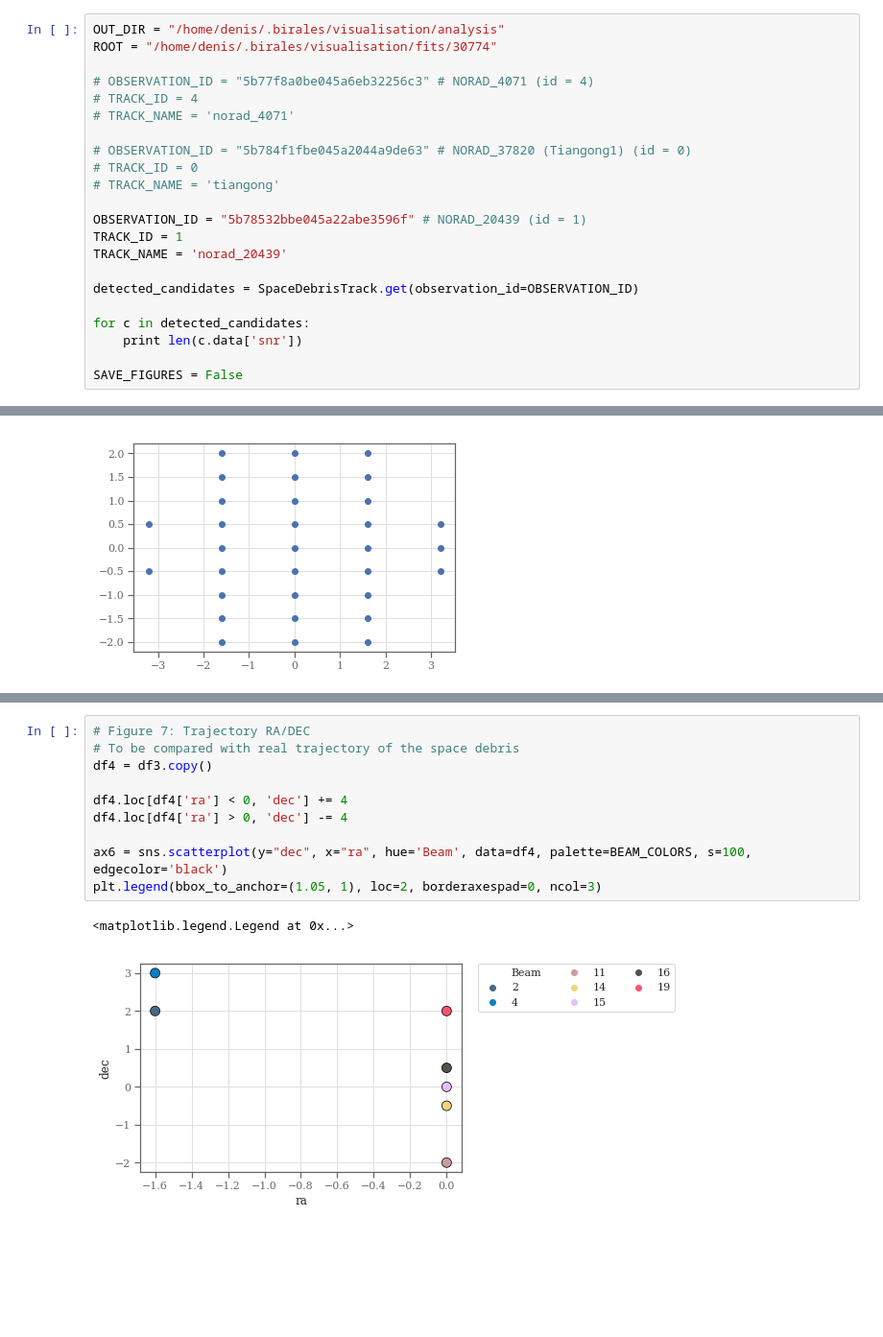
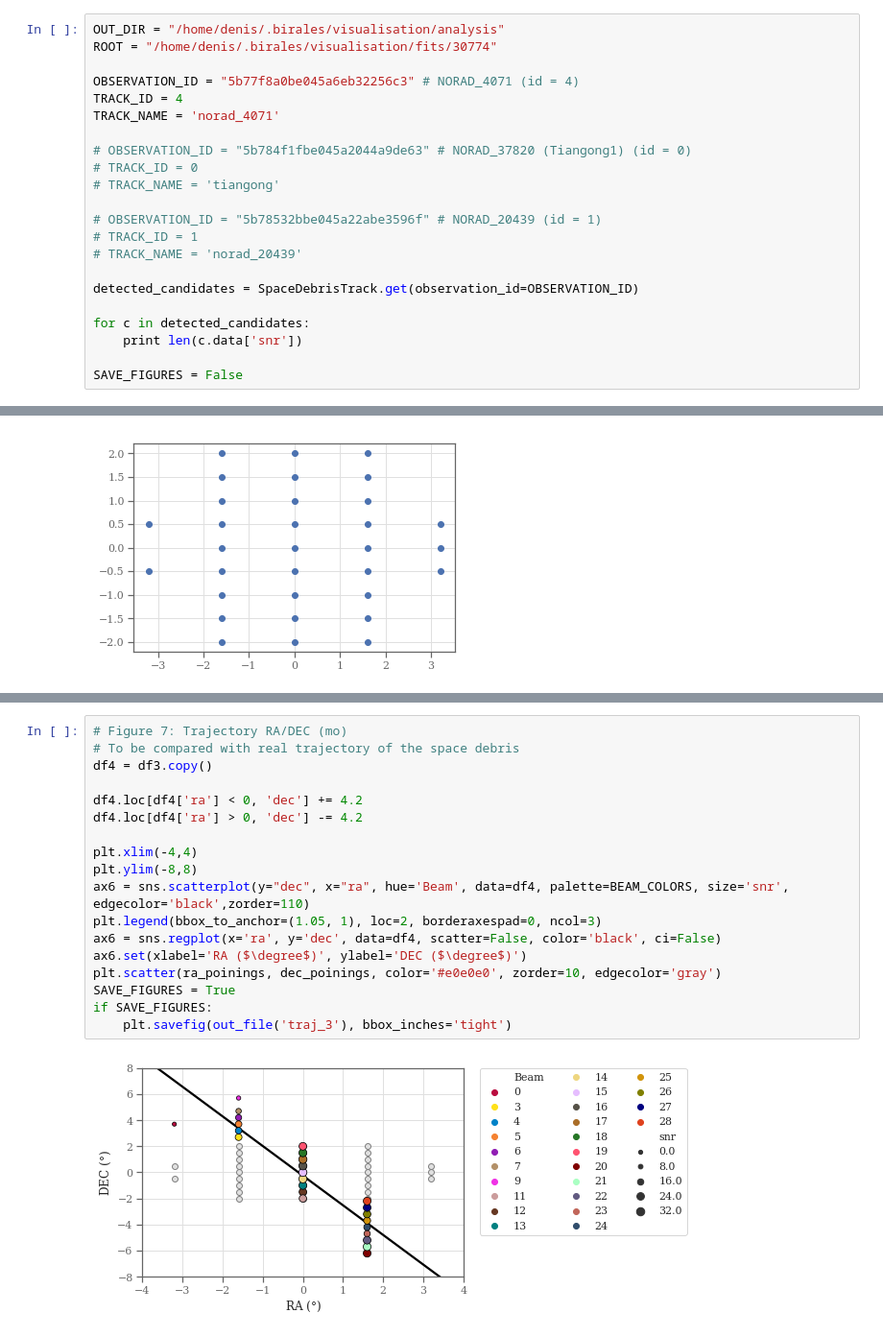
Before and after one commit to BIRALES/birales, a Jupyter notebook: pybirales/services/scripts/analysis/Detections Results.ipynb, the cells around one changed output, grey strips where cells are left out. Shown at 96% size. Saved outputs shown, nothing was run; the diff lists cells and outputs as text; blank space fills up the shorter version.

```diff
--- a/pybirales/services/scripts/analysis/Detections Results.ipynb
+++ b/pybirales/services/scripts/analysis/Detections Results.ipynb
@@ -23,17 +23,17 @@ db_connection = connect(
 OUT_DIR = "/home/denis/.birales/visualisation/analysis"
 ROOT = "/home/denis/.birales/visualisation/fits/30774"
 
-# OBSERVATION_ID = "5b77f8a0be045a6eb32256c3" # NORAD_4071 (id = 4)
-# TRACK_ID = 4
-# TRACK_NAME = 'norad_4071'
+OBSERVATION_ID = "5b77f8a0be045a6eb32256c3" # NORAD_4071 (id = 4)
+TRACK_ID = 4
+TRACK_NAME = 'norad_4071'
 
 # OBSERVATION_ID = "5b784f1fbe045a2044a9de63" # NORAD_37820 (Tiangong1) (id = 0)
 # TRACK_ID = 0
 # TRACK_NAME = 'tiangong'
 
-OBSERVATION_ID = "5b78532bbe045a22abe3596f" # NORAD_20439 (id = 1)
-TRACK_ID = 1
-TRACK_NAME = 'norad_20439'
+# OBSERVATION_ID = "5b78532bbe045a22abe3596f" # NORAD_20439 (id = 1)
+# TRACK_ID = 1
+# TRACK_NAME = 'norad_20439'
 
 detected_candidates = SpaceDebrisTrack.get(observation_id=OBSERVATION_ID)
 
@@ -208,13 +216,20 @@ print df2['beam_id'].unique()
 # %%
-# Figure 7: Trajectory RA/DEC
+# Figure 7: Trajectory RA/DEC (mo)
 # To be compared with real trajectory of the space debris
 df4 = df3.copy()
 
-df4.loc[df4['ra'] < 0, 'dec'] += 4
-df4.loc[df4['ra'] > 0, 'dec'] -= 4
+df4.loc[df4['ra'] < 0, 'dec'] += 4.2
+df4.loc[df4['ra'] > 0, 'dec'] -= 4.2
 
-ax6 = sns.scatterplot(y="dec", x="ra", hue='Beam', data=df4, palette=BEAM_COLORS, s=100, edgecolor='black')
+plt.xlim(-4,4)
+plt.ylim(-8,8)
+ax6 = sns.scatterplot(y="dec", x="ra", hue='Beam', data=df4, palette=BEAM_COLORS, size='snr', edgecolor='black',zorder=110)
 plt.legend(bbox_to_anchor=(1.05, 1), loc=2, borderaxespad=0, ncol=3)
+ax6 = sns.regplot(x='ra', y='dec', data=df4, scatter=False, color='black', ci=False)
+ax6.set(xlabel='RA ($\degree$)', ylabel='DEC ($\degree$)')
+plt.scatter(ra_poinings, dec_poinings, color='#e0e0e0', zorder=10, edgecolor='gray')
+SAVE_FIGURES = True
+if SAVE_FIGURES:
+    plt.savefig(out_file('traj_3'), bbox_inches='tight')
 # %% [output]
-<matplotlib.legend.Legend at 0x...>
-[figure, old version]
+[figure, new version]
```
Also changed, not shown: parts of 14 cells of this notebook, 4 other files.
